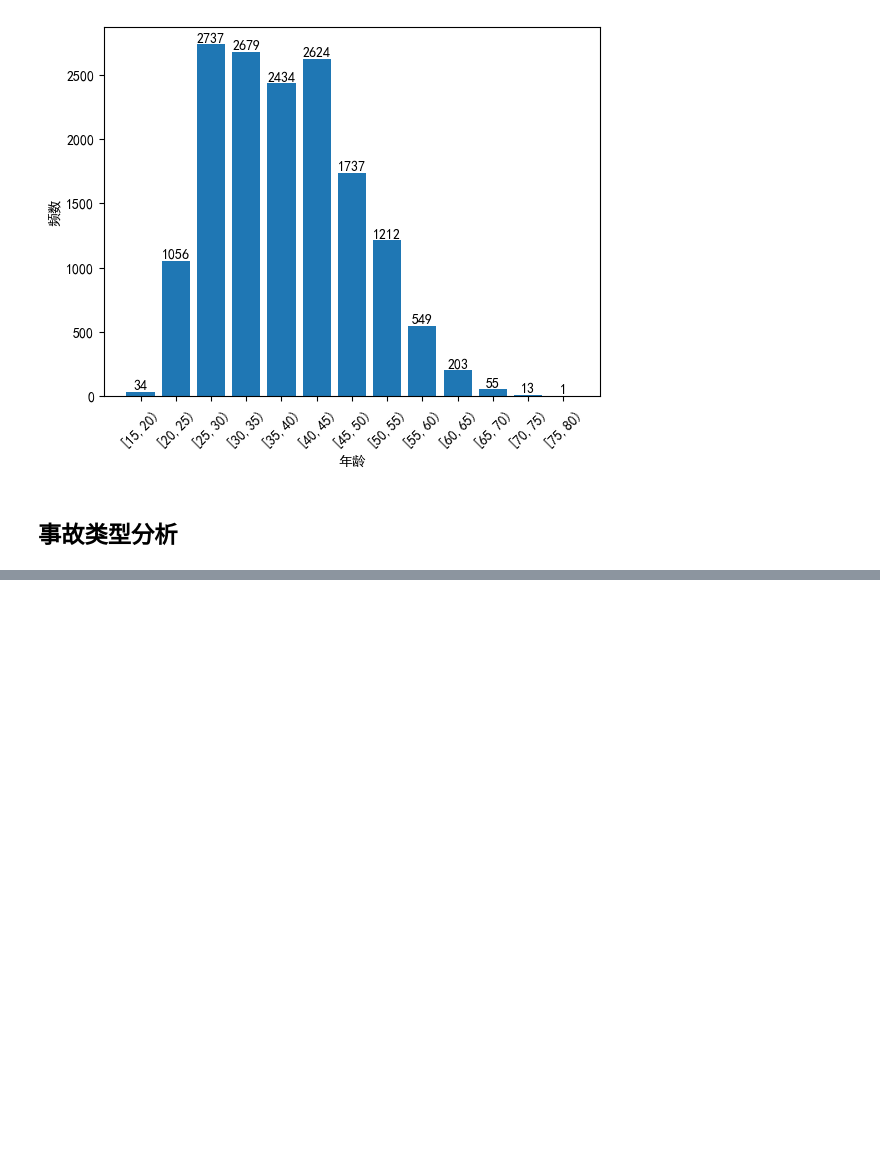
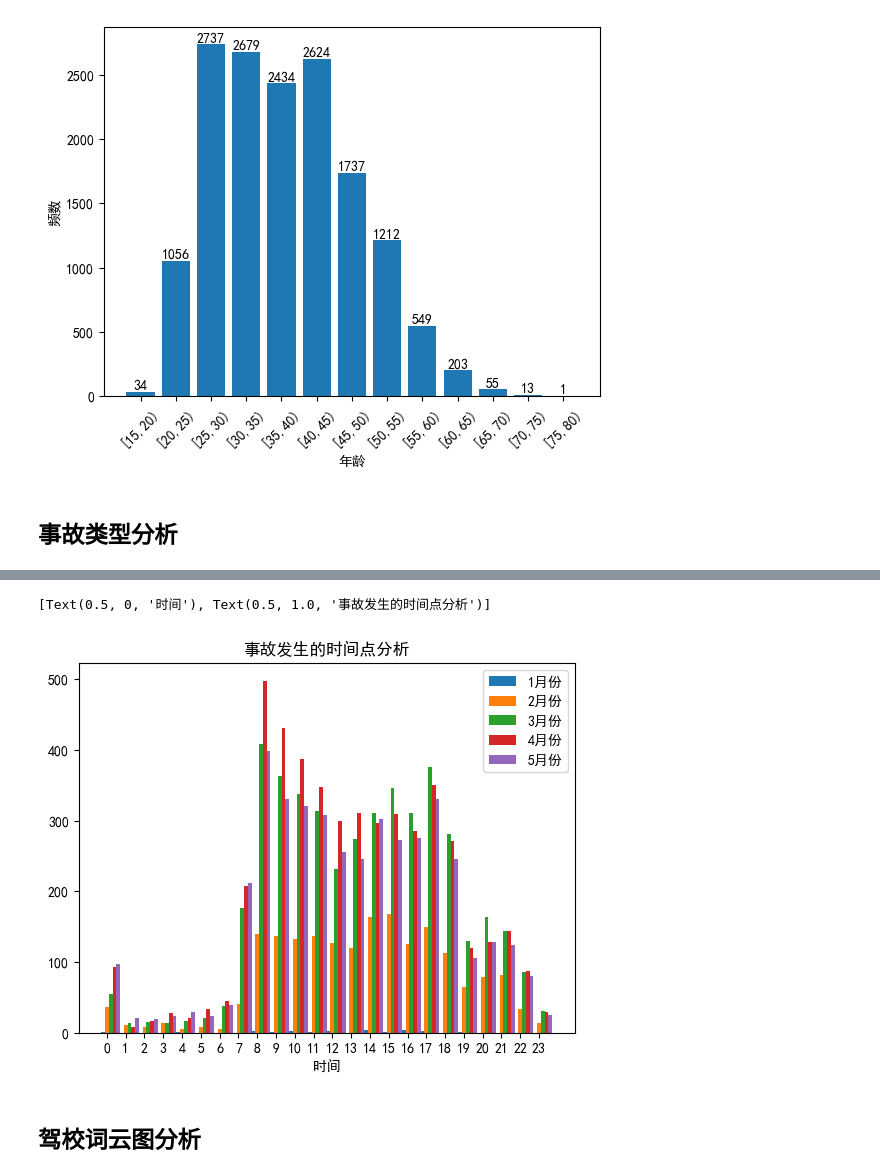
Before and after one commit to weishuotan/python_for_data_analysis, a Jupyter notebook: exercise002.ipynb, the cells around one changed output, grey strips where cells are left out. Saved outputs shown, nothing was run; the diff lists cells and outputs as text; code cells hidden in the pictures; blank space fills up the shorter version.

```diff
--- a/exercise002.ipynb
+++ b/exercise002.ipynb
@@ -348,0 +538,24 @@ plt.show()
+# %%
+fig, ax = plt.subplots()
+
+index=np.arange(len(month_hour_freq))
+
+bar_width=0.2
+
+plt.bar(index,month_hour_freq[1],bar_width,label='1月份')
+plt.bar(index+bar_width*1,month_hour_freq[2],bar_width,label='2月份')
+plt.bar(index+bar_width*2,month_hour_freq[3],bar_width,label='3月份')
+plt.bar(index+bar_width*3,month_hour_freq[4],bar_width,label='4月份')
+plt.bar(index+bar_width*4,month_hour_freq[5],bar_width,label='5月份')
+
+plt.xticks(index+bar_width,month_hour_freq.index)
+
+plt.legend()
+
+ax.set(xlabel='时间',
+       title='事故发生的时间点分析')
+# %% [output]
+[Text(0.5, 0, '时间'), Text(0.5, 1.0, '事故发生的时间点分析')]
+[figure, added]
+# %% [markdown]
+##  驾校词云图分析
```
Also changed, not shown: parts of 55 cells of this notebook.
